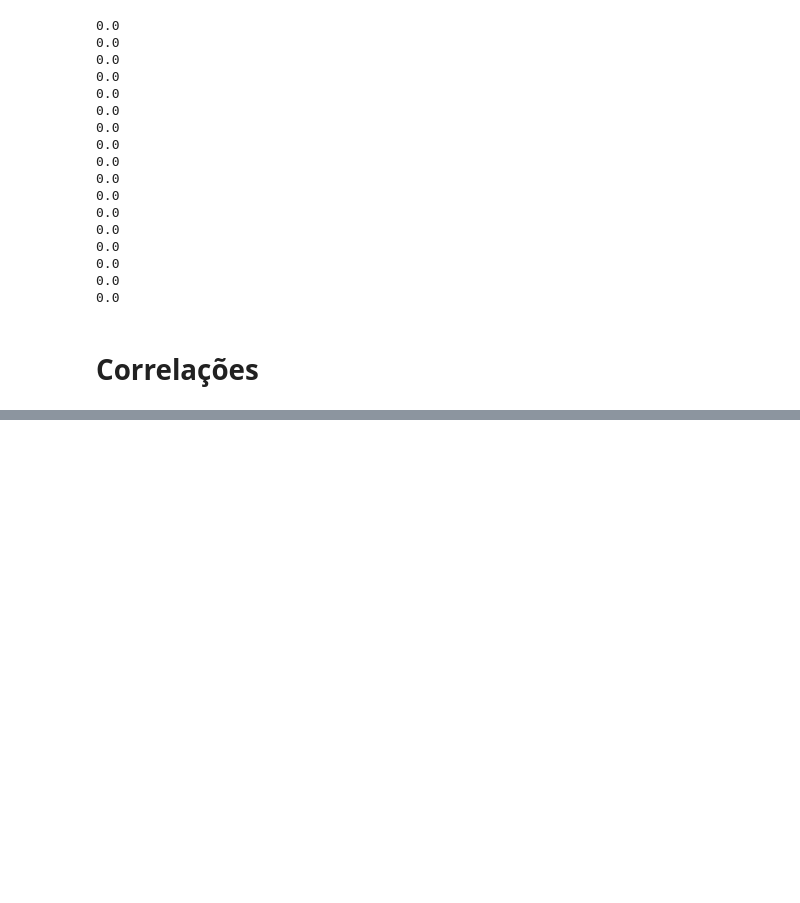
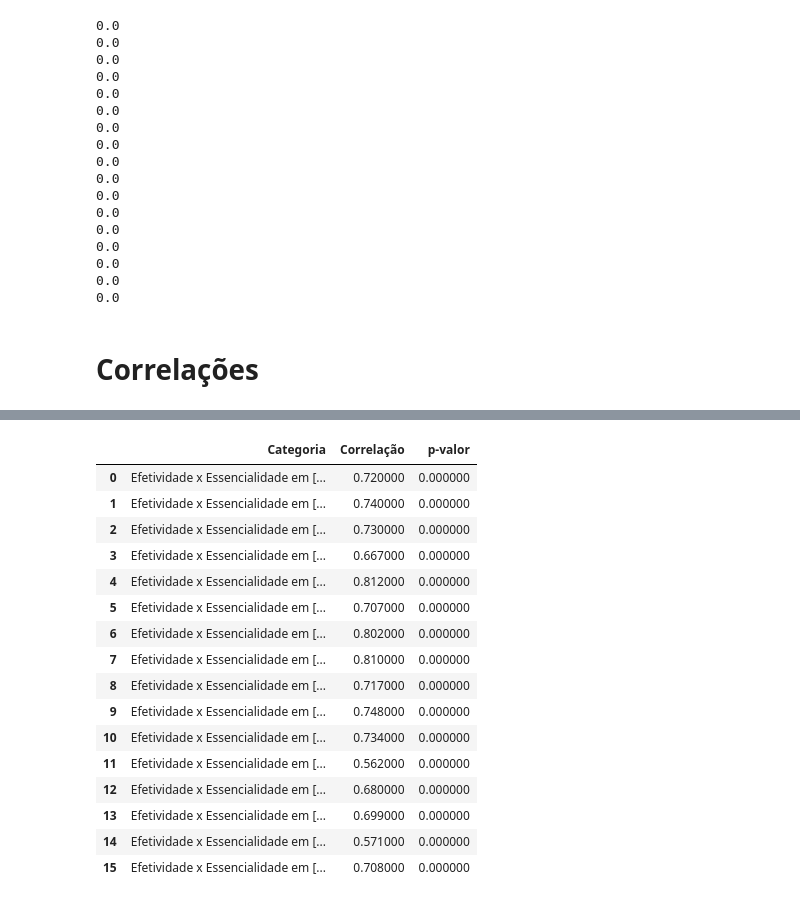
Before and after one commit to reset-ufc/appsec-practices-characterization-survey, a Jupyter notebook: Análise_Facilidade_frequencia_e_eficácia_(COM_PESO).ipynb, the cells around one changed output, grey strips where cells are left out. Saved outputs shown, nothing was run; the diff lists cells and outputs as text; code cells hidden in the pictures; blank space fills up the shorter version.

```diff
--- a/Análise_Facilidade_frequencia_e_eficácia_(COM_PESO).ipynb
+++ b/Análise_Facilidade_frequencia_e_eficácia_(COM_PESO).ipynb
@@ -1103,0 +1153,20 @@ correlations_use_facilidade_df
+# %%
+correlation_efe_ess_df
+# %% [output]
+|  | Categoria | Correlação | p-valor |
+| 0 | Efetividade x Essencialidade em [... | 0.720000 | 0.000000 |
+| 1 | Efetividade x Essencialidade em [... | 0.740000 | 0.000000 |
+| 2 | Efetividade x Essencialidade em [... | 0.730000 | 0.000000 |
+| 3 | Efetividade x Essencialidade em [... | 0.667000 | 0.000000 |
+| 4 | Efetividade x Essencialidade em [... | 0.812000 | 0.000000 |
+| 5 | Efetividade x Essencialidade em [... | 0.707000 | 0.000000 |
+| 6 | Efetividade x Essencialidade em [... | 0.802000 | 0.000000 |
+| 7 | Efetividade x Essencialidade em [... | 0.810000 | 0.000000 |
+| 8 | Efetividade x Essencialidade em [... | 0.717000 | 0.000000 |
+| 9 | Efetividade x Essencialidade em [... | 0.748000 | 0.000000 |
+| 10 | Efetividade x Essencialidade em [... | 0.734000 | 0.000000 |
+| 11 | Efetividade x Essencialidade em [... | 0.562000 | 0.000000 |
+| 12 | Efetividade x Essencialidade em [... | 0.680000 | 0.000000 |
+| 13 | Efetividade x Essencialidade em [... | 0.699000 | 0.000000 |
+| 14 | Efetividade x Essencialidade em [... | 0.571000 | 0.000000 |
+| 15 | Efetividade x Essencialidade em [... | 0.708000 | 0.000000 |
```
Also changed, not shown: parts of 9 cells of this notebook.
